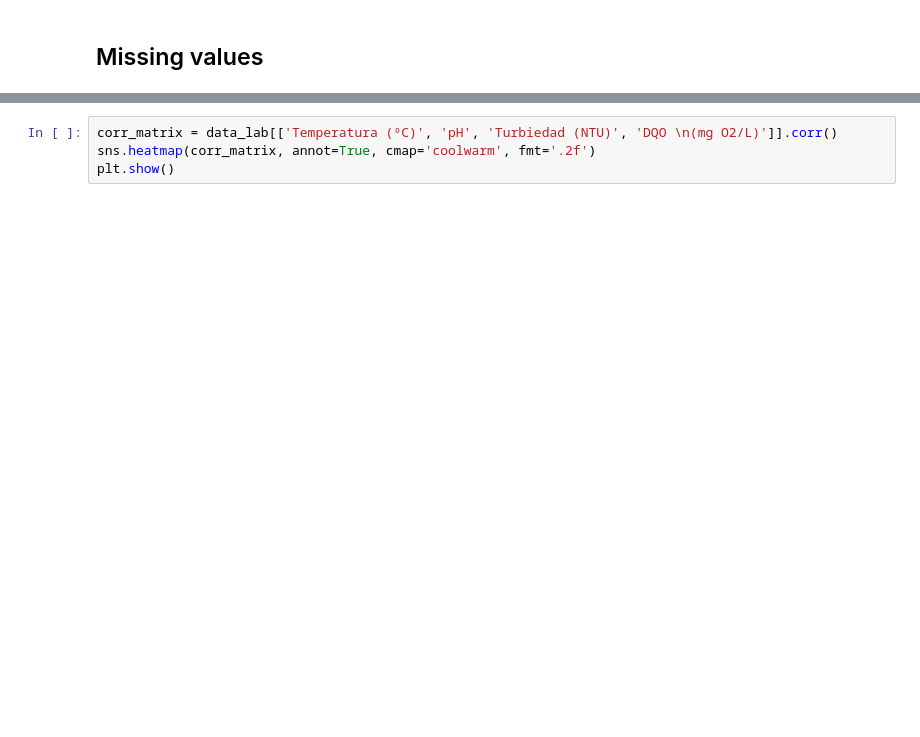
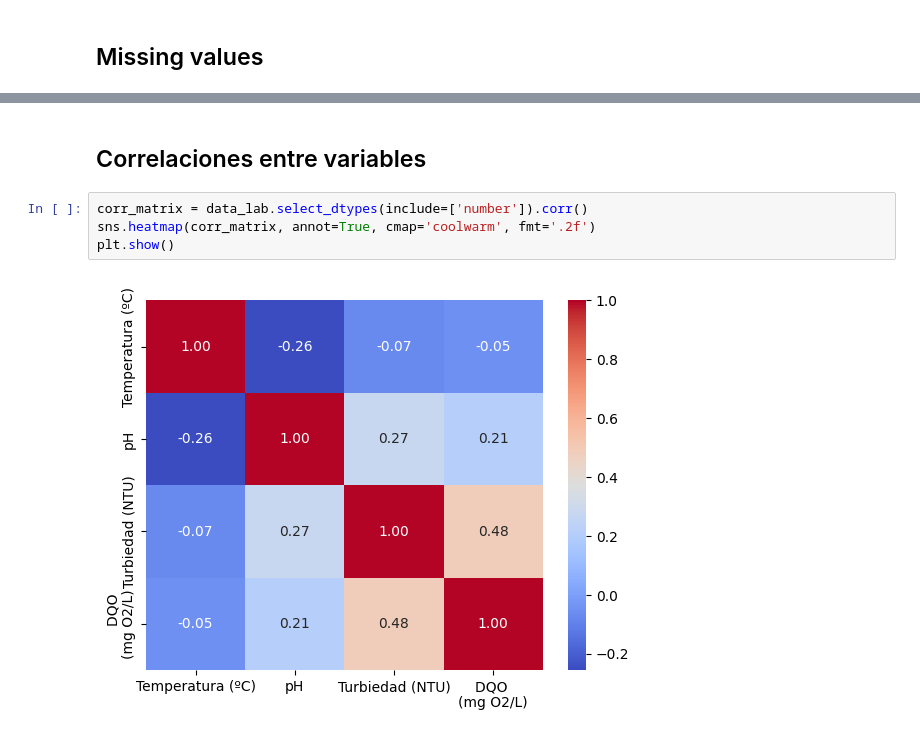
Before and after one commit to tetenogues/data_barbies_y_guille, a Jupyter notebook: first-nb.ipynb, the cells around one changed output, grey strips where cells are left out. Drawn from its saved outputs; the diff is of its cells as text; blank space fills up the shorter version.

```diff
--- a/first-nb.ipynb
+++ b/first-nb.ipynb
@@ -136,4 +199,8 @@ ValueError: Could not interpret input 'variable'
+# %% [markdown]
+## Correlaciones entre variables
 # %%
-corr_matrix = data_lab[['Temperatura (ºC)', 'pH', 'Turbiedad (NTU)', 'DQO \n(mg O2/L)']].corr()
+corr_matrix = data_lab.select_dtypes(include=['number']).corr()
 sns.heatmap(corr_matrix, annot=True, cmap='coolwarm', fmt='.2f')
 plt.show()
+# %% [output]
+[figure, added]
```
Also changed, not shown: parts of 11 cells of this notebook.
